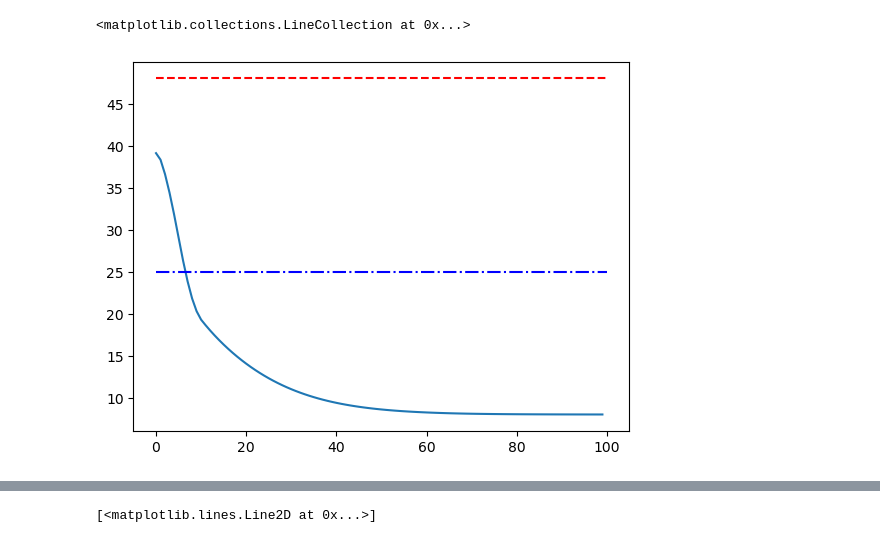
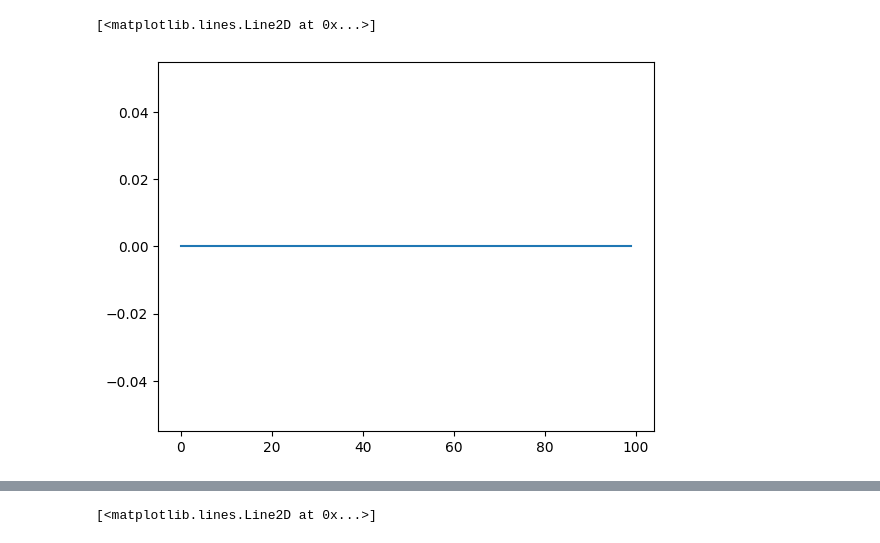
Before and after one commit to Charlotte512/ctm_true, a Jupyter notebook: CTM_modified1.ipynb, the cells around one changed output, grey strips where cells are left out. Cells and saved outputs as stored; diff of their text form; code cells hidden in the pictures.

Commit message:
first version
还需要调试av lane

```diff
--- a/CTM_modified1.ipynb
+++ b/CTM_modified1.ipynb
@@ -143,10 +143,10 @@ class source:
             self.av_ratio = av_ratio
 
 
-    def update_variable(self,input_flow, input_av_flow,down_demand):
+    def update_variable(self,input_flow, av_input,down_demand):
             self.down_flow = min(self.supply, down_demand)
             self.car_num = self.car_num + input_flow - self.down_flow
-            self.av_num = self.av_num + input_av_flow - self.down_flow*self.av_ratio
+            self.av_num = self.av_num + av_input - self.down_flow*self.av_ratio
             self.av_ratio = self.av_num/self.car_num
             self.density = self.car_num/self.length
             self.supply = max(0, min(self.q_max,self.f_speed*self.density))*self.dt/3600
@@ -157,6 +157,7 @@ class sink:
     def __init__(self):
         self.car_num = 0
         self.demand = 100000000000
+        self.av_ratio = 0
 # %%
 class Agent():
     def __init__(self,lane_num, cell_num, ini_num, ini_av_num, ini_action, sim_time_step,sys_time,input,av_input): # 注意初始化的av_num
@@ -182,12 +183,14 @@ class Agent():
         self.num_record = np.zeros([self.lane_num, self.cell_num,self.sim_time_step])
         self.av_ratio_record  = np.zeros([self.lane_num, self.cell_num,self.sim_time_step])
         self.input = input # input 应该是lane num * time step的东西
+        self.av_input = av_input
 
     def run(self):
         # 初始化网络----------------------------------------------------------------
         Road = [[[] for j in range(self.cell_num)] for i in range(self.lane_num)]
         for i,j in product(range(self.lane_num),range(self.cell_num-2)):
             Road[i][j+1] = Cell(car_num = ini_num[i][j],av_lane=self.ini_action[i][j])
+            print(Road[0][j+1].av_lane)
         for i in range(self.lane_num):
             Road[i][0] = source(car_num=0,av_num=0)
             Road[i][-1] = sink()
@@ -196,17 +199,19 @@ class Agent():
         for t in range(self.sim_time_step):
             Road_copy = deepcopy(Road) # 在更新过程中有一些先后顺序，需要破坏Road的性质，因此先拷贝一份,因为要改变Road部分元素，所以要用deepcopy
             for i,j in product(range(self.lane_num),range(self.cell_num)):
-                self.num_record[i][j][t] = Road[i][j].car_num # 记录更新前的车辆数
-                self.av_ratio_record[i][j][t] = Road[i][j].av_ratio # 记录更新前的自动驾驶车比例
+                self.num_record[i][j][t] = Road_copy[i][j].car_num
+                self.av_ratio_record[i][j][t] = Road_copy[i][j].av_ratio
+
 
             for i in range(self.lane_num):
-                Road[i][0].update_variable(input_flow = input[i],down_demand = Road[i][j+1].demand) # 此处用Road和Road_copy并无区别，暂且用Road
+                Road[i][0].update_variable(input_flow = input[i][t],down_demand = Road[i][1].demand,av_input = av_input[i][t]) # 此处用Road和Road_copy并无区别，暂且用Road
 
                 for _j in range(self.cell_num-2):
                     j = _j + 1
                     if i == 0:
+                        Road[i][j].update_variable(left_num = 0,right_num=Road_copy[i+1][j].car_num,down_num=Road_copy[i][j+1].car_num)
                         Road[i][j].update_car_num(up_out = Road_copy[i][j-1].supply,
-                                                                  down_demand = Road_copy[i][j+1].exp_down_flow,
+                                                                  down_demand = Road_copy[i][j+1].demand,
                                                                   left_lane_up_out = 0,
                                                                   left_lane_demand = 0,
                                                                   right_lane_up_out = Road_copy[i+1][j-1].down_flow,
@@ -219,6 +224,7 @@ class Agent():
                                                                   left_av_ratio = 0,
                                                                   right_av_ratio = Road_copy[i+1][j].av_ratio)
                     if i == 1:
+                        Road[i][j].update_variable(left_num = Road_copy[i-1][j].car_num,right_num=Road_copy[i+1][j].car_num,down_num=Road_copy[i][j+1].car_num)
                         Road[i][j].update_car_num(up_out = Road_copy[i][j-1].exp_down_flow,
                                                               down_demand = Road_copy[i][j+1].demand,
                                                               left_lane_up_out = Road_copy[i-1][j-1].down_flow,
@@ -233,6 +239,7 @@ class Agent():
                                                               left_av_ratio = Road_copy[i-1][j].av_ratio,
                                                               right_av_ratio = Road_copy[i+1][j].av_ratio)
                     if i == 2:
+                        Road[i][j].update_variable(left_num = Road_copy[i-1][j].car_num,right_num=0,down_num=Road_copy[i][j+1].car_num)
                         Road[i][j].update_car_num(up_out = Road_copy[i][j-1].exp_down_flow,
                                                               down_demand = Road_copy[i][j+1].demand,
                                                               left_lane_up_out = Road_copy[i-1][j-1].down_flow,
@@ -246,17 +253,19 @@ class Agent():
                                                               up_av_ratio = Road_copy[i][j-1].av_ratio,
                                                               left_av_ratio = Road_copy[i-1][j].av_ratio,
                                                               right_av_ratio = 0)
-                    self.num_record[i][j][t] = Road[i][j].car_num
 # %%
-ini_num = np.random.poisson(25 , size=(3, 100))
-ini_av = np.random.poisson(12 , size=(3, 100))
+ini_num = np.random.poisson(40 , size=(3, 100))
+ini_av = np.random.poisson(20 , size=(3, 100))
 for i,j in product(range(3),range(100)):
     ini_av[i][j] = min(ini_av[i][j],ini_num[i][j])
 
 ini_action = np.zeros([3,100])
+for j in range(100):
+    ini_action[0][j] = 1
 
 
-input = np.random.poisson(25 , size=(3, 100)) # 道路和时间
+
+input = np.random.poisson(40 , size=(3, 100)) # 道路和时间
 
 p = 0.4
 av_input = np.random.poisson(25*p , size=(3, 100))
@@ -297,10 +320,10 @@ AttributeError: 'sink' object has no attribute 'av_ratio'
 # %%
 import matplotlib.pyplot as plt
 # %%
-plt.plot(agent.num_record[2][0:99][95])
-plt.hlines(48,0,100,color='red',ls = '--')
-plt.hlines(25,0,100,color='blue',ls='-.')Road = [[[] for j in range(self.cell_num)] for i in range(self.lane_num)]
+plt.plot(agent.av_ratio_record[1][0:99][90])
+# plt.hlines(48,0,100,color='red',ls = '--')
+# plt.hlines(25,0,100,color='blue',ls='-.')
 # %% [output]
-<matplotlib.collections.LineCollection at 0x...>
+[<matplotlib.lines.Line2D at 0x...>]
-[figure, old version]
+[figure, new version]
 # %%
```
Also changed, not shown: parts of 5 cells of this notebook.
